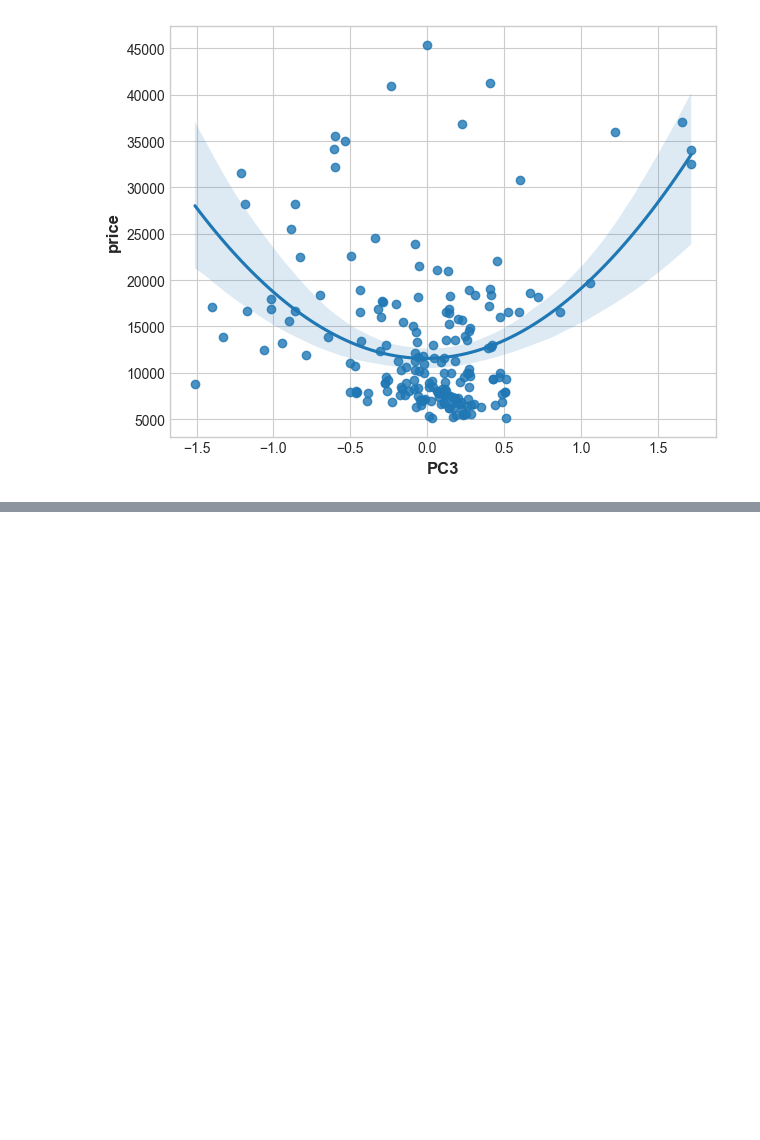
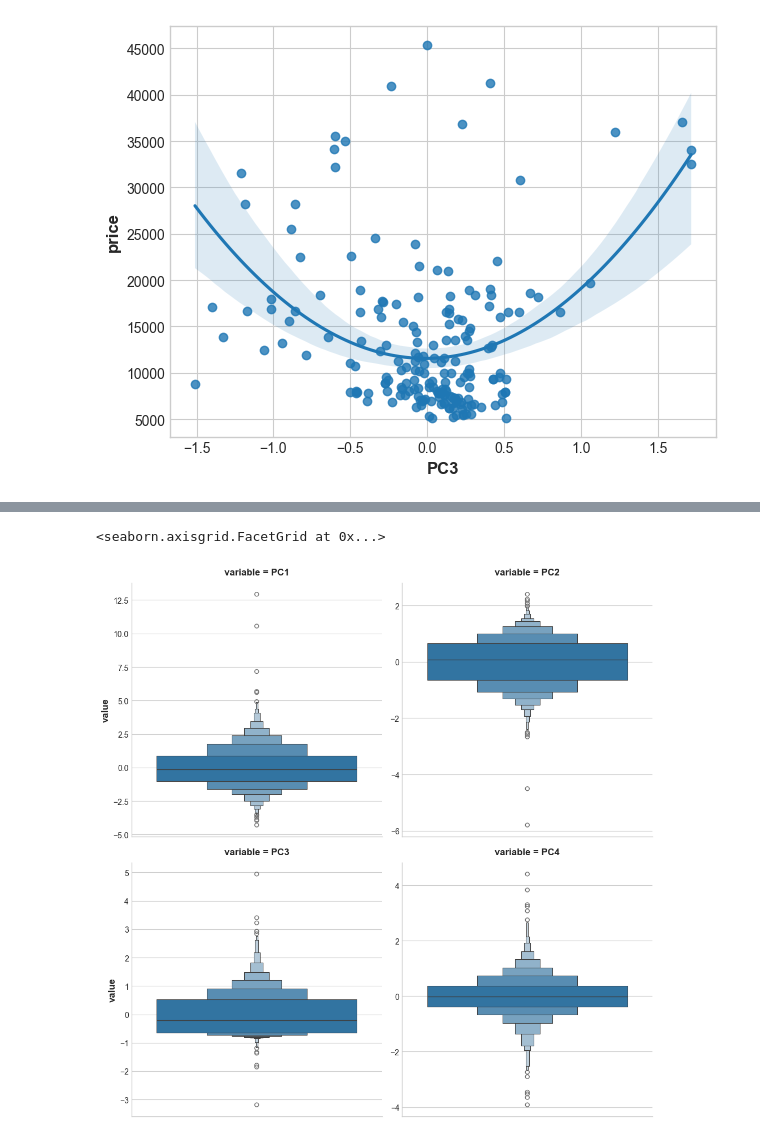
Before and after one commit to Alexliu13483/Data_Science, a Jupyter notebook: notebooks/principal_componenet_analysis.ipynb, the cells around one changed output, grey strips where cells are left out. Saved outputs shown, nothing was run; the diff lists cells and outputs as text; code cells hidden in the pictures; blank space fills up the shorter version.

```diff
--- a/notebooks/principal_componenet_analysis.ipynb
+++ b/notebooks/principal_componenet_analysis.ipynb
@@ -173,0 +259,2 @@ sns.regplot(x="PC3", y='price', data=df1, order=2)
+# %%
+df = pd.read_csv("../datasets/ames.csv")
@@ -173,0 +263,10 @@ sns.regplot(x="PC3", y='price', data=df1, order=2)
+# %%
+features = [
+    "GarageArea",
+    "YearRemodAdd",
+    "TotalBsmtSF",
+    "GrLivArea",
+]
+
+print("Correlation with SalePrice:\n")
+print(df[features].corrwith(df.SalePrice)) # df.corrwith() computes the correlation of each column with SalePrice
@@ -173,0 +283,8 @@ sns.regplot(x="PC3", y='price', data=df1, order=2)
+# %%
+X = df.copy()
+y = X.pop("SalePrice")
+X = X.loc[:, features]
+
+# `apply_pca`, defined above, reproduces the code from the tutorial
+pca, X_pca, loadings = apply_pca(X)
+print(loadings)
@@ -173,0 +323,12 @@ sns.regplot(x="PC3", y='price', data=df1, order=2)
+# %%
+sns.catplot(
+    y="value",
+    col="variable",
+    data=X_pca.melt(),
+    kind='boxen',
+    sharey=False,
+    col_wrap=2,
+)
+# %% [output]
+<seaborn.axisgrid.FacetGrid at 0x...>
+[figure, added]
```
Also changed, not shown: parts of 12 cells of this notebook, 4 other files.
